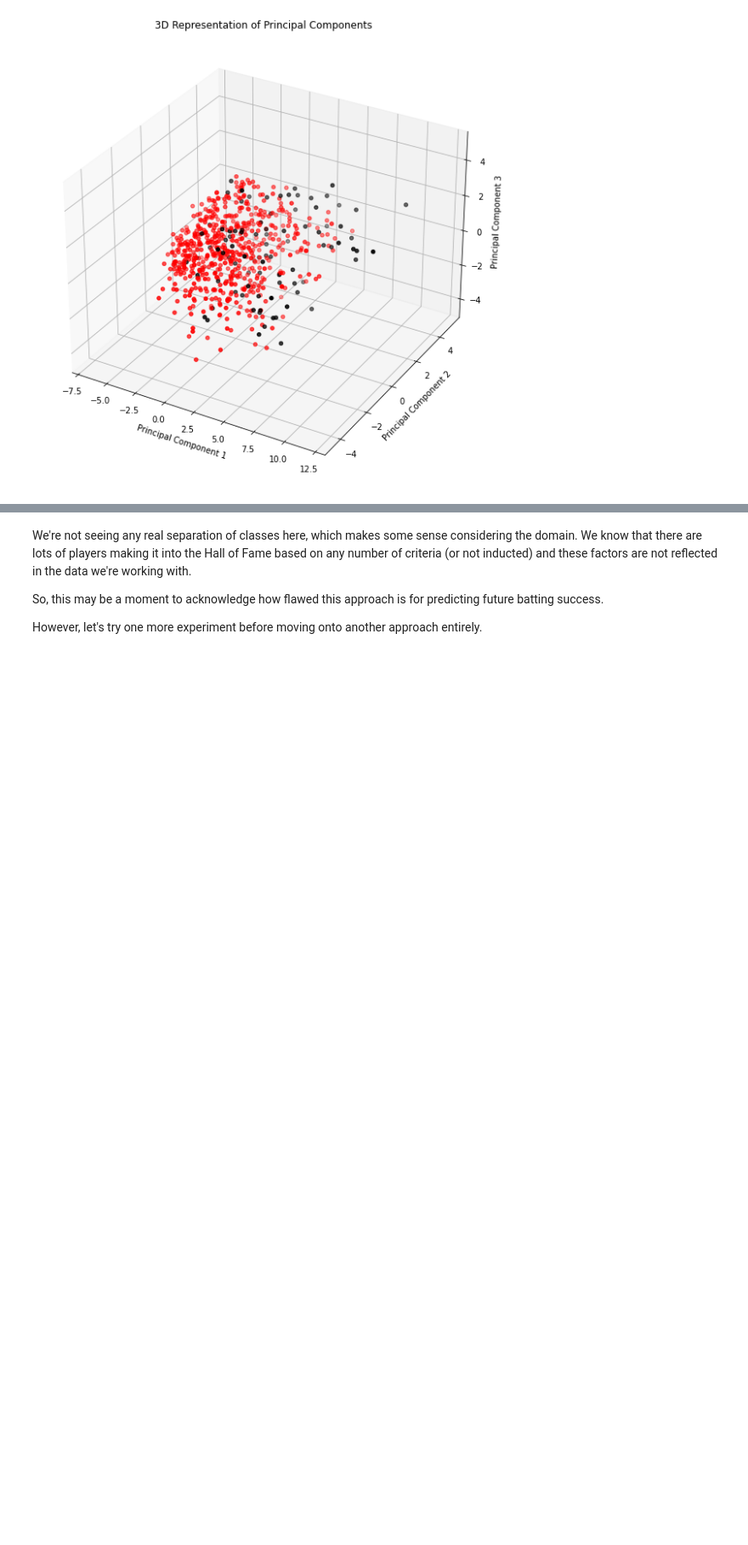
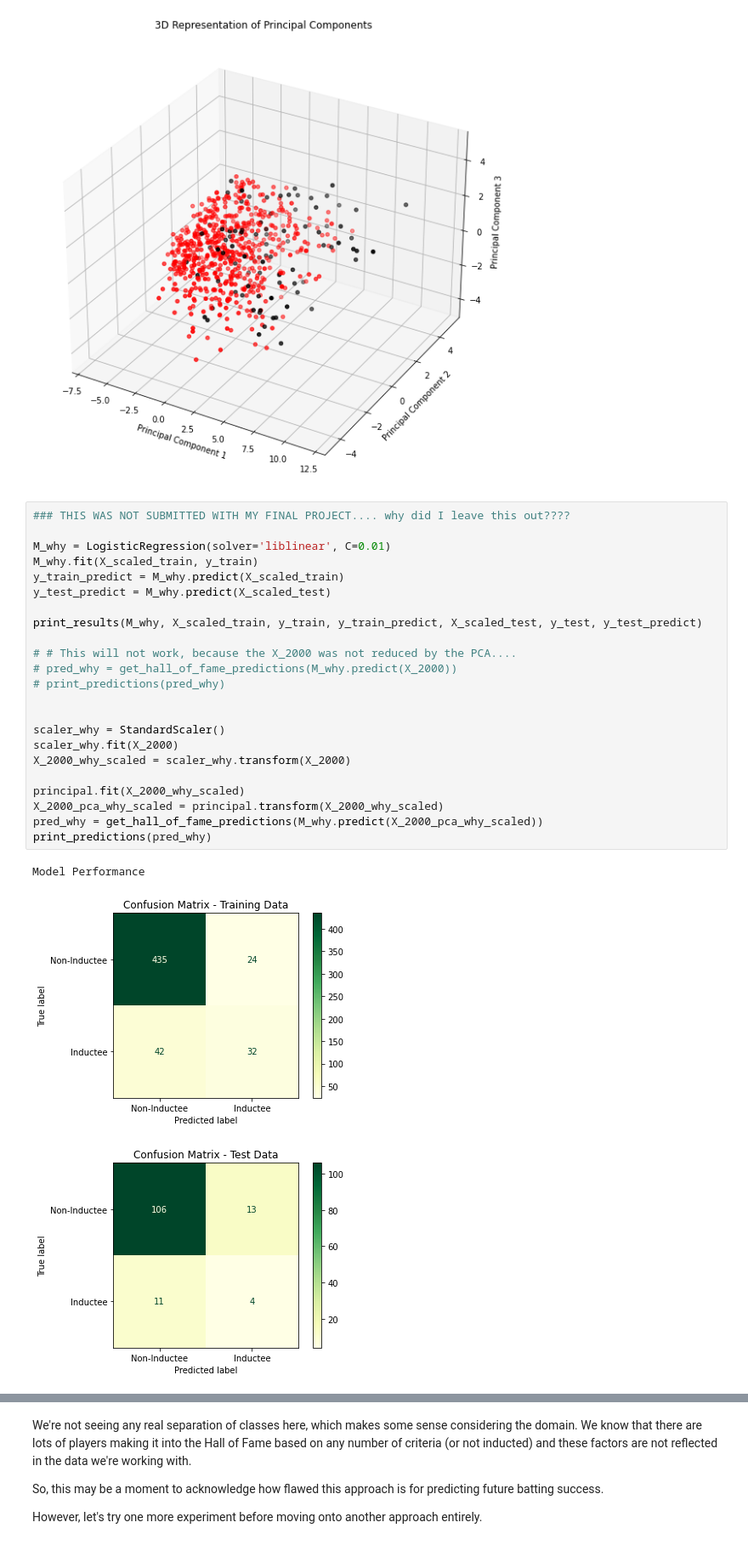
Before and after one commit to donnajharris/cp640_project, a Jupyter notebook: harr2890_project/harr2890_project_step3_hof_modelling.ipynb, the cells around one changed output, grey strips where cells are left out. Shown at 85% size. Cells and saved outputs as stored; diff of their text form; blank space fills up the shorter version.

```diff
--- a/harr2890_project/harr2890_project_step3_hof_modelling.ipynb
+++ b/harr2890_project/harr2890_project_step3_hof_modelling.ipynb
@@ -628,3 +632,30 @@ plt.show()
 # %% [output]
 [figure]
 [figure]
+# %%
+### THIS WAS NOT SUBMITTED WITH MY FINAL PROJECT.... why did I leave this out????
+
+M_why = LogisticRegression(solver='liblinear', C=0.01)
+M_why.fit(X_scaled_train, y_train)
+y_train_predict = M_why.predict(X_scaled_train)
+y_test_predict = M_why.predict(X_scaled_test)
+
+print_results(M_why, X_scaled_train, y_train, y_train_predict, X_scaled_test, y_test, y_test_predict)
+
+# # This will not work, because the X_2000 was not reduced by the PCA....
+# pred_why = get_hall_of_fame_predictions(M_why.predict(X_2000))
+# print_predictions(pred_why)
+
+
+scaler_why = StandardScaler()
+scaler_why.fit(X_2000)
+X_2000_why_scaled = scaler_why.transform(X_2000)
+
+principal.fit(X_2000_why_scaled)
+X_2000_pca_why_scaled = principal.transform(X_2000_why_scaled)
+pred_why = get_hall_of_fame_predictions(M_why.predict(X_2000_pca_why_scaled))
+print_predictions(pred_why)
+# %% [output]
+Model Performance
+[figure, added]
+[figure, added]
```
Also changed, not shown: parts of 2 cells of this notebook, 3 other files.
